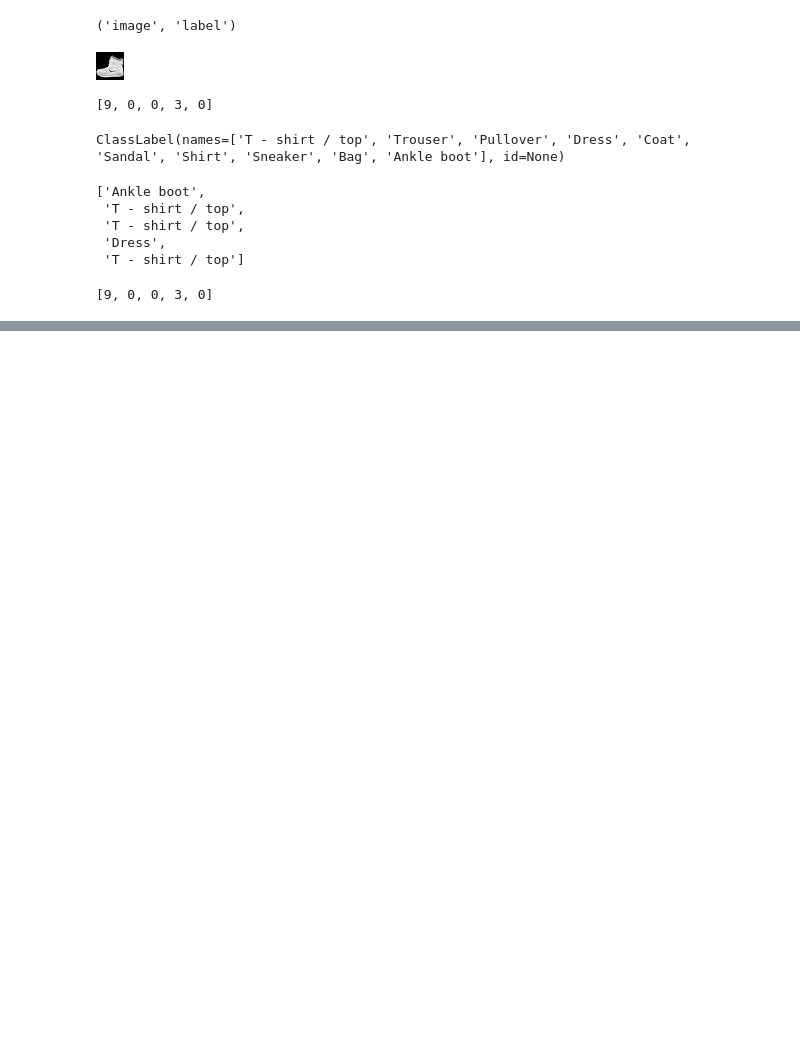
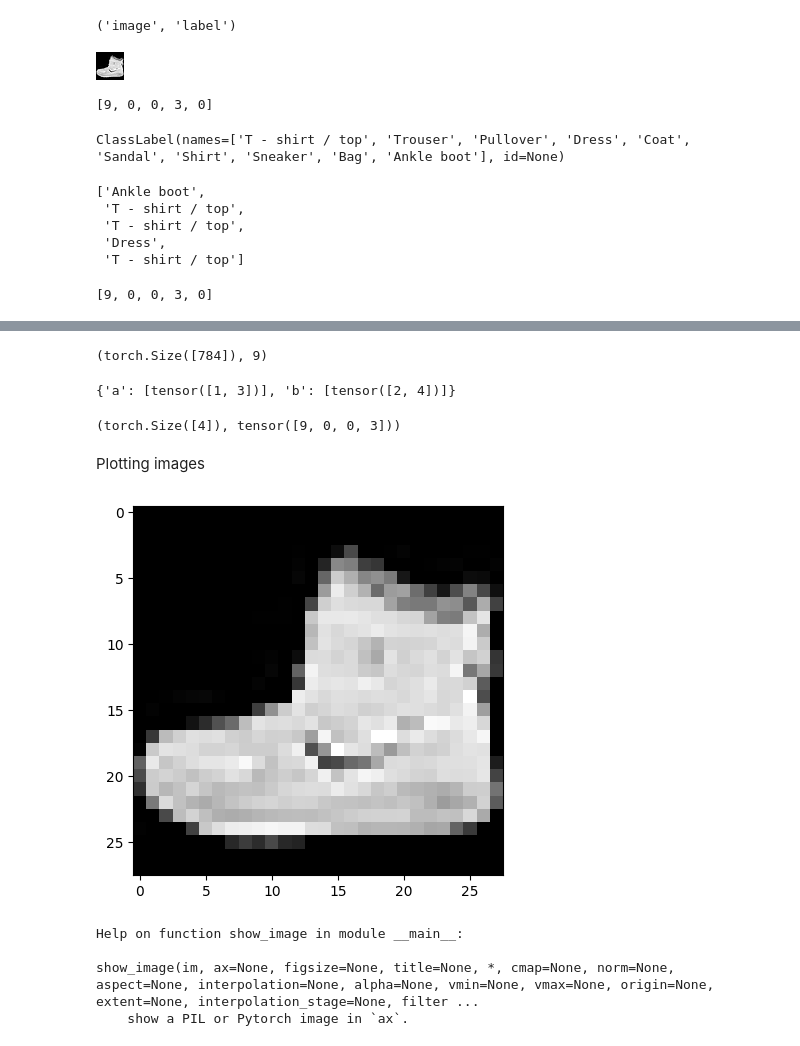
Before and after one commit to mtm-007/Deep-Learing-from-the-foundation-and-GEN_AI, a Jupyter notebook: data_sets_hf.ipynb, the cells around one changed output, grey strips where cells are left out. Cells and saved outputs as stored; diff of their text form; code cells hidden in the pictures; blank space fills up the shorter version.

```diff
--- a/data_sets_hf.ipynb
+++ b/data_sets_hf.ipynb
@@ -119,3 +101,11 @@ featy.int2str(yb)
 train['label'][:5]
 # %% [output]
 [9, 0, 0, 3, 0]
+# %%
+def collate_fn(b):
+  return {x:torch.stack([TF.to_tensor(o[x]) for o in b]),
+          y:tensor([o[y] for o in b])}
+# %%
+dl = DataLoader(train, collate_fn=collate_fn, batch_size=16)
+b = next(iter(dl))
+b[x].shape, b[y]
@@ -121,0 +115,9 @@ train['label'][:5]
+# %%
+def transforms(b):
+  b[x] = [TF.to_tensor(o) for o in b[x]]
+  return b
+# %%
+tds = train.with_transform(transforms)
+dl = DataLoader(tds, batch_size=16)
+b = next(iter(dl))
+b[x].shape, b[y]
@@ -121,0 +145,11 @@ train['label'][:5]
+# %%
+tdsf = train.with_transform(transformi)
+r = tdsf[0]
+r[x].shape, r[y]
+# %% [output]
+(torch.Size([784]), 9)
+# %%
+batch = dict(a=[1],b=[2]),dict(a=[3],b=[4])
+default_collate(batch)
+# %% [output]
+{'a': [tensor([1, 3])], 'b': [tensor([2, 4])]}
@@ -121,0 +161,15 @@ train['label'][:5]
+# %%
+dlf = DataLoader(tdsf, batch_size=4, collate_fn=collate_dict(tdsf))
+xb,yb = next(iter(dlf))
+yb.shape, yb
+# %% [output]
+(torch.Size([4]), tensor([9, 0, 0, 3]))
+# %% [markdown]
+Plotting images
+# %%
+b = next(iter(dl))
+xb = b['image']
+img = xb[0]
+plt.imshow(img[0]);
+# %% [output]
+[figure, added]
@@ -121,0 +190,7 @@ train['label'][:5]
+# %%
+help(show_image)
+# %% [output]
+Help on function show_image in module __main__:
+
+show_image(im, ax=None, figsize=None, title=None, *, cmap=None, norm=None, aspect=None, interpolation=None, alpha=None, vmin=None, vmax=None, origin=None, extent=None, interpolation_stage=None, filter ...
+    show a PIL or Pytorch image in `ax`.
```
Also changed, not shown: parts of 11 cells of this notebook.
